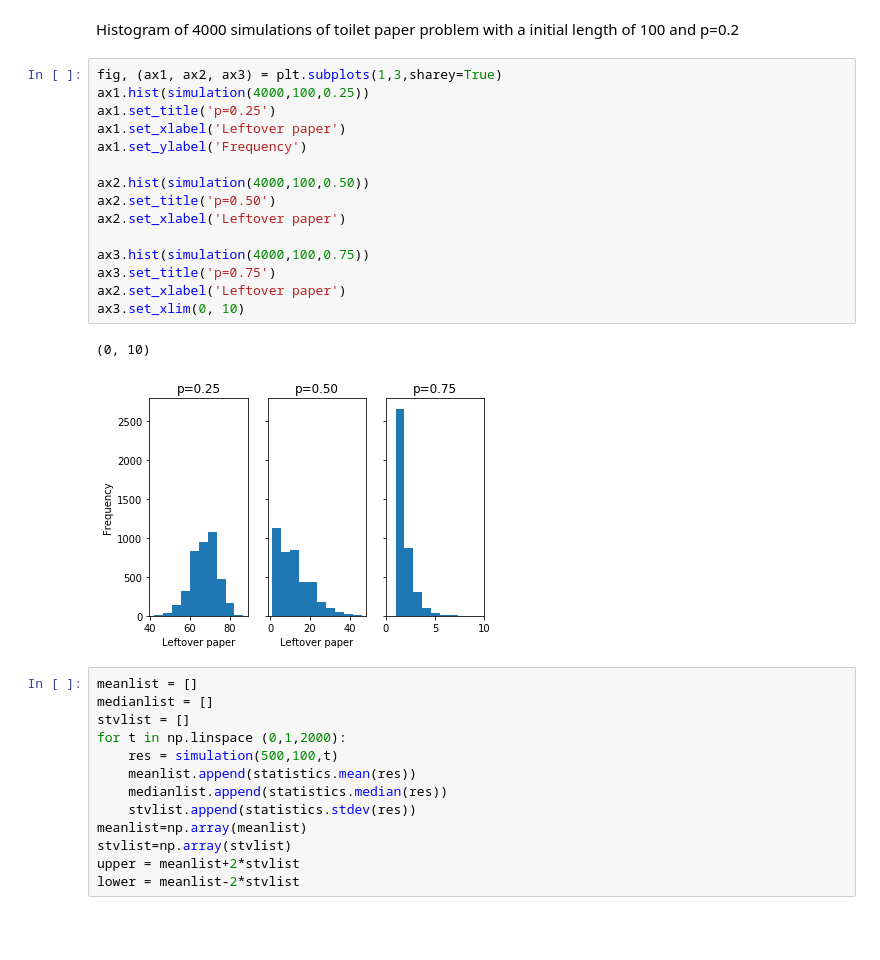
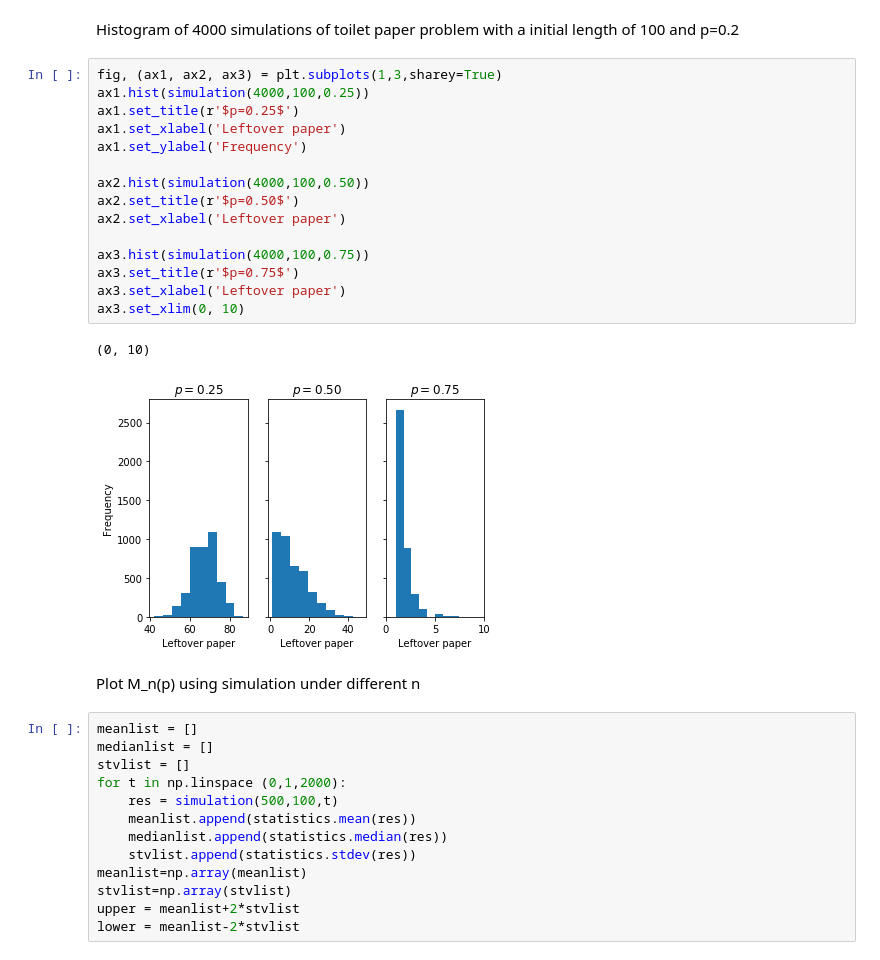
Before and after one commit to Kevin-Luyu/Semester2-Final-Project, a Jupyter notebook: toilet_paper.ipynb, the cells around one changed output. Cells and saved outputs as stored; diff of their text form; blank space fills up the shorter version.

```diff
--- a/toilet_paper.ipynb
+++ b/toilet_paper.ipynb
@@ -81,21 +81,23 @@ Histogram of 4000 simulations of toilet paper problem with a initial length of 1
 # %%
 fig, (ax1, ax2, ax3) = plt.subplots(1,3,sharey=True)
 ax1.hist(simulation(4000,100,0.25))
-ax1.set_title('p=0.25')
+ax1.set_title(r'$p=0.25$')
 ax1.set_xlabel('Leftover paper')
 ax1.set_ylabel('Frequency')
 
 ax2.hist(simulation(4000,100,0.50))
-ax2.set_title('p=0.50')
+ax2.set_title(r'$p=0.50$')
 ax2.set_xlabel('Leftover paper')
 
 ax3.hist(simulation(4000,100,0.75))
-ax3.set_title('p=0.75')
-ax2.set_xlabel('Leftover paper')
+ax3.set_title(r'$p=0.75$')
+ax3.set_xlabel('Leftover paper')
 ax3.set_xlim(0, 10)
 # %% [output]
 (0, 10)
-[figure, old version]
+[figure, new version]
+# %% [markdown]
+Plot M_n(p) using simulation under different n
 # %%
 meanlist = []
 medianlist = []
```
Also changed, not shown: parts of 3 cells of this notebook, 9 other files.
